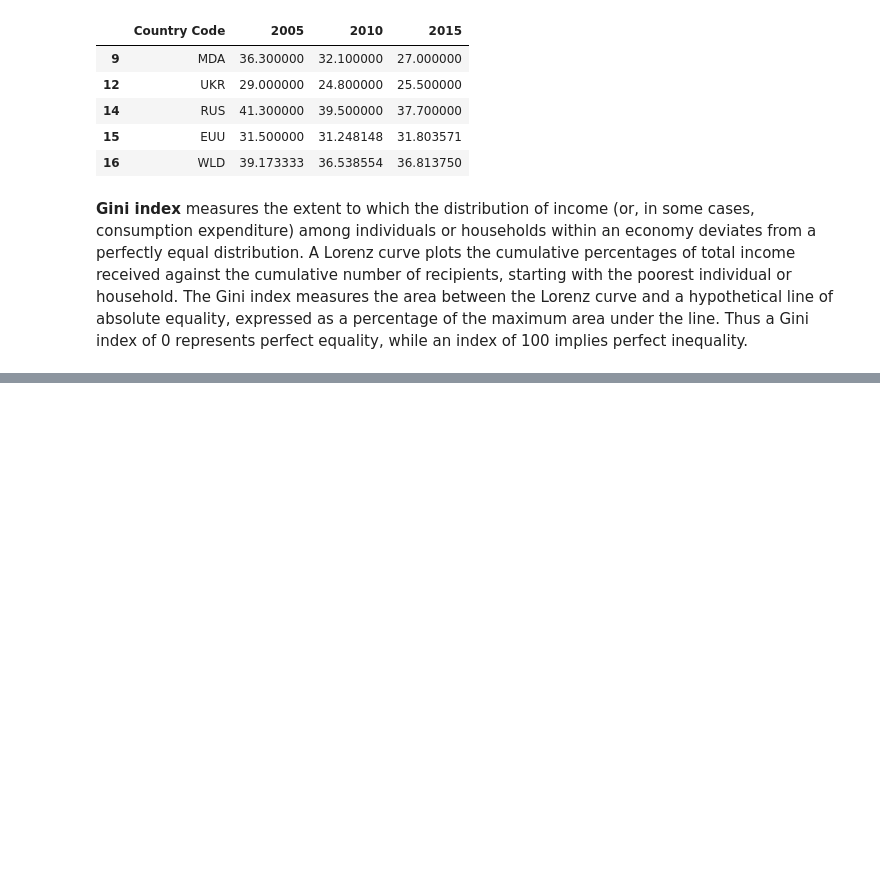
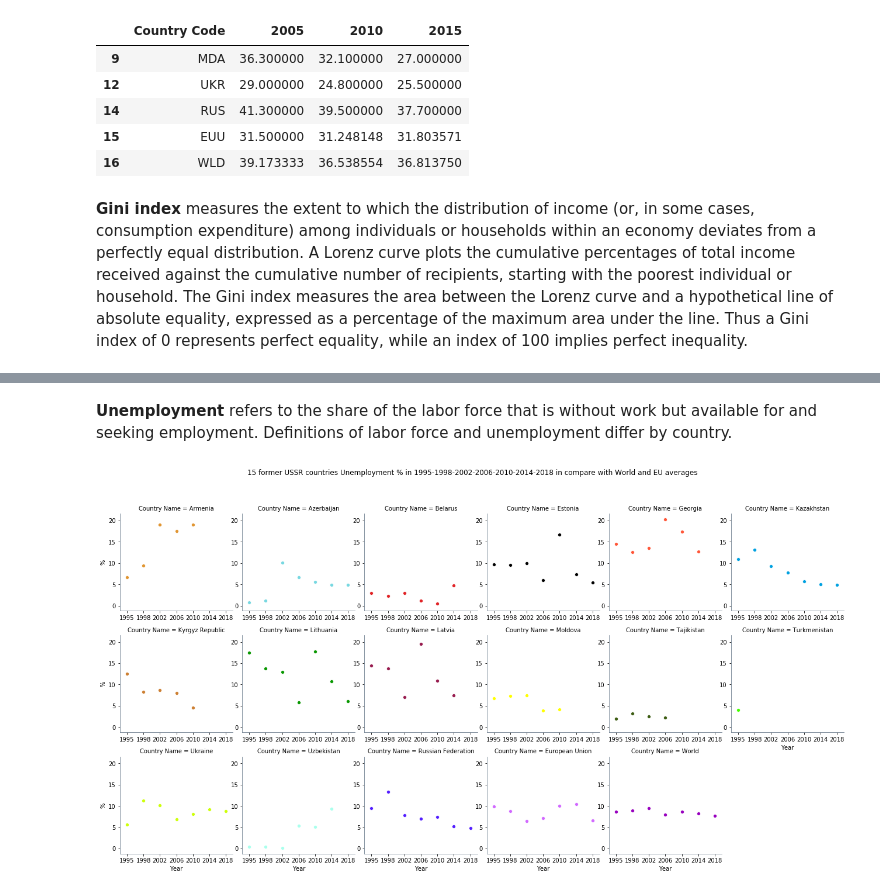
Before and after one commit to unkind58/Belarus_statistics_and-_comparison, a Jupyter notebook: app.ipynb, the cells around one changed output, grey strips where cells are left out. Saved outputs shown, nothing was run; the diff lists cells and outputs as text; code cells hidden in the pictures; blank space fills up the shorter version.

Commit message:
added the insights and udpated FaceGrid

```diff
--- a/app.ipynb
+++ b/app.ipynb
@@ -418,0 +440,5 @@ sns.despine()
+# %%
+df_unemployment = pd.read_csv(path_unemployment, low_memory=False)
+df_unemployment = df_unemployment.drop(['Country Code'], axis=1).set_index('Country Name')
+df_unemployment = df_unemployment.loc[:,['1995','1998','2002','2006','2010','2014','2018']].reset_index()
+df_unemployment
@@ -418,0 +464,2 @@ sns.despine()
+# %% [markdown]
+**Unemployment** refers to the share of the labor force that is without work but available for and seeking employment. Definitions of labor force and unemployment differ by country.
@@ -418,0 +469,9 @@ sns.despine()
+# %%
+g = sns.FacetGrid(df_unemployment, col='Country Name', hue='Country Name', sharey=True,col_wrap=6)
+g = g.map_dataframe(sns.scatterplot, 'Year','%') ## (!) MISTAKE !!!!
+for ax in g.axes.flatten():
+    ax.tick_params(labelleft=True, labelbottom=True)
+plt.suptitle('''15 former USSR countries Unemployment % in 1995-1998-2002-2006-2010-2014-2018 in compare with World and EU averages''', y=1.08)
+plt.show()
+# %% [output]
+[figure, added]
```
Also changed, not shown: parts of 30 cells of this notebook.
